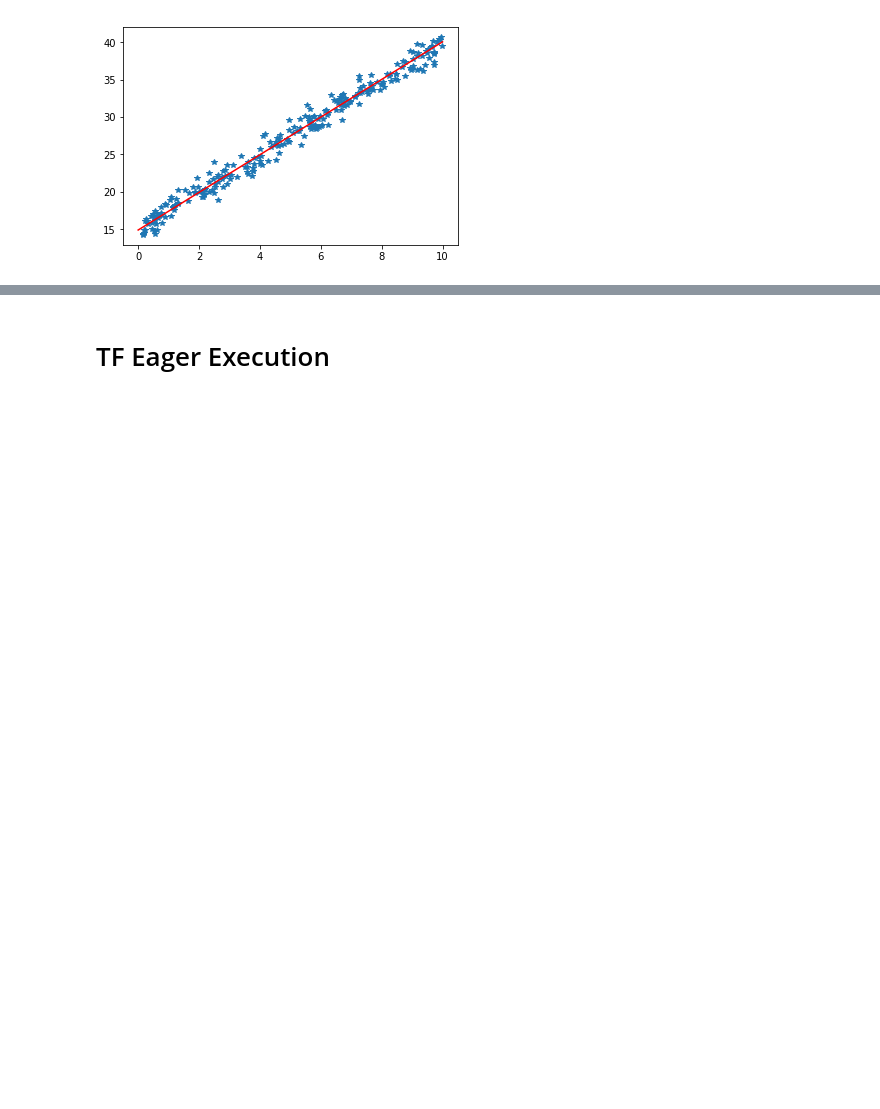
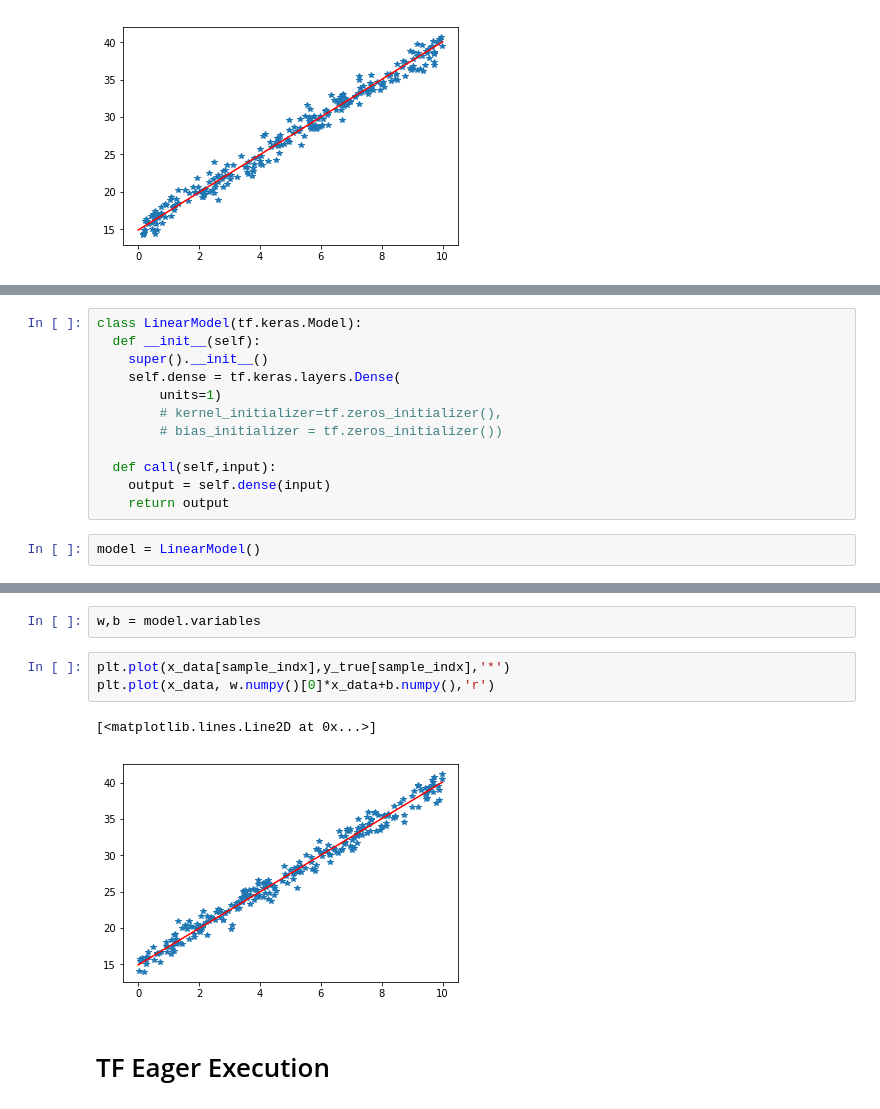
Before and after one commit to zht007/tensorflow-practice, a Jupyter notebook: 1_Linear_Regression/04_Regression_TF_2_0.ipynb, the cells around one changed output, grey strips where cells are left out. Drawn from its saved outputs; the diff is of its cells as text; blank space fills up the shorter version.

Commit message:
tensorflow 2.0 with keras model

```diff
--- a/1_Linear_Regression/04_Regression_TF_2_0.ipynb
+++ b/1_Linear_Regression/04_Regression_TF_2_0.ipynb
@@ -88,0 +98,14 @@ plt.plot(x_data, w.numpy()*x_data+b.numpy(),'r')
+# %%
+class LinearModel(tf.keras.Model):
+  def __init__(self):
+    super().__init__()
+    self.dense = tf.keras.layers.Dense(
+        units=1)
+        # kernel_initializer=tf.zeros_initializer(),
+        # bias_initializer = tf.zeros_initializer())
+
+  def call(self,input):
+    output = self.dense(input)
+    return output
+# %%
+model = LinearModel()
@@ -89,3 +143,11 @@ plt.plot(x_data, w.numpy()*x_data+b.numpy(),'r')
+# %%
+w,b = model.variables
+# %%
+plt.plot(x_data[sample_indx],y_true[sample_indx],'*')
+plt.plot(x_data, w.numpy()[0]*x_data+b.numpy(),'r')
+# %% [output]
+[<matplotlib.lines.Line2D at 0x...>]
+[figure, added]
 # %% [markdown]
 # TF Eager Execution
 # %%
```
Also changed, not shown: parts of 10 cells of this notebook, 2 other files.
